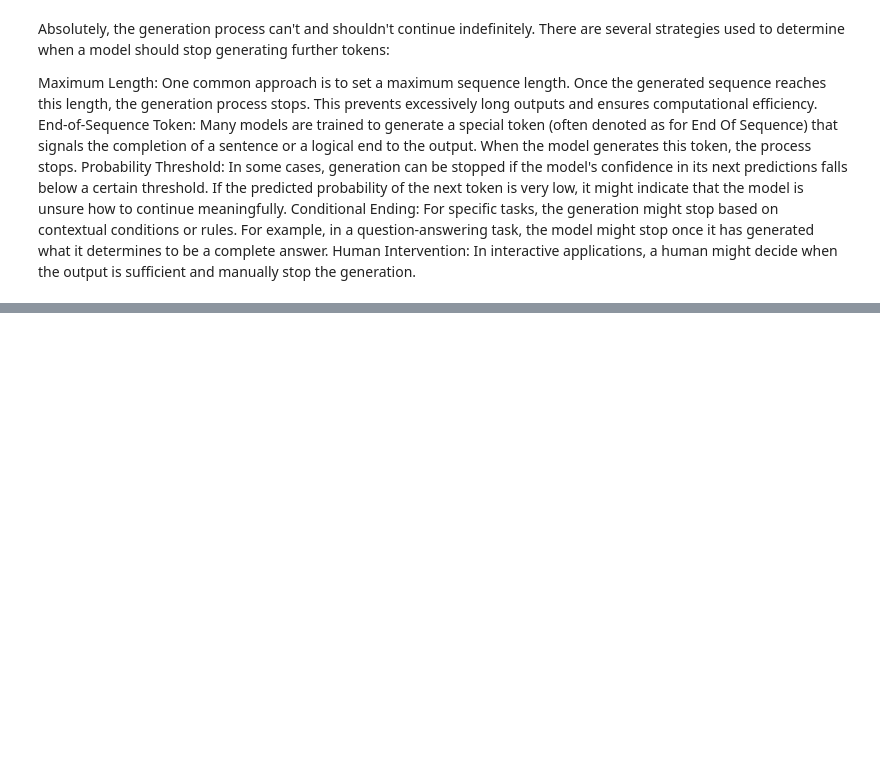
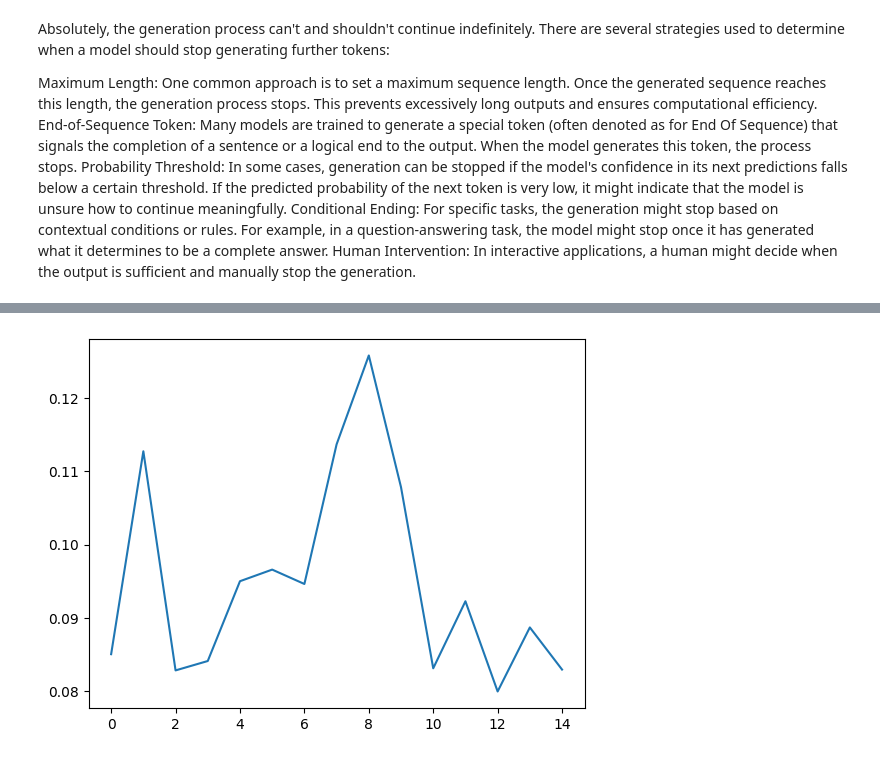
Before and after one commit to alfazick/efficientLLM, a Jupyter notebook: 01TextGeneration.ipynb, the cells around one changed output, grey strips where cells are left out. Saved outputs shown, nothing was run; the diff lists cells and outputs as text; code cells hidden in the pictures; blank space fills up the shorter version.

```diff
--- a/01TextGeneration.ipynb
+++ b/01TextGeneration.ipynb
@@ -110,3 +110,42 @@ End-of-Sequence Token: Many models are trained to generate a special token (ofte
 Probability Threshold: In some cases, generation can be stopped if the model's confidence in its next predictions falls below a certain threshold. If the predicted probability of the next token is very low, it might indicate that the model is unsure how to continue meaningfully.
 Conditional Ending: For specific tasks, the generation might stop based on contextual conditions or rules. For example, in a question-answering task, the model might stop once it has generated what it determines to be a complete answer.
 Human Intervention: In interactive applications, a human might decide when the output is sufficient and manually stop the generation.
+# %%
+# Step 3: Generate next 10 words and measure
+prompt = "What is PyTorch?"
+inputs = tokenizer(prompt, return_tensors ="pt")
+
+def generate_token(inputs):
+    with torch.no_grad():
+        outputs = model(**inputs)
+
+    logits = outputs.logits
+    last_logits = logits[0,-1,:]
+    next_token_id = last_logits.argmax()
+    return next_token_id
+
+generated_tokens = list()
+next_inputs = inputs
+duration_s = []
+
+for _ in range(15):
+    t0 = time.time()
+    next_token_id = generate_token(next_inputs)
+    duration_s += [time.time() - t0]
+
+    next_inputs = {
+        "input_ids":torch.cat(
+            [next_inputs["input_ids"],next_token_id.reshape((1,1))],
+            dim =1),
+        "attention_mask":torch.cat(
+            [next_inputs["attention_mask"],torch.tensor([[1]])],
+            dim = 1),
+    }
+
+    next_token = tokenizer.decode(next_token_id)
+    generated_tokens.append(next_token)
+
+print(generated_tokens)
+print(len(generated_tokens))
+print(f"{sum(duration_s)} s")
+print("".join(generated_tokens))
@@ -112,0 +159,5 @@ Human Intervention: In interactive applications, a human might decide when the o
+# %%
+plt.plot(duration_s)
+plt.show()
+# %% [output]
+[figure, added]
```
Also changed, not shown: parts of 5 cells of this notebook.
